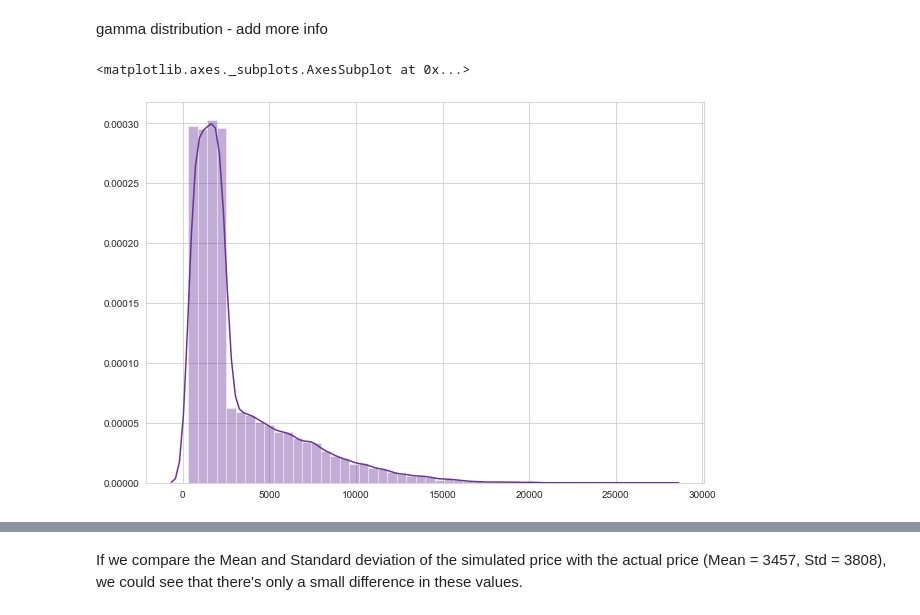
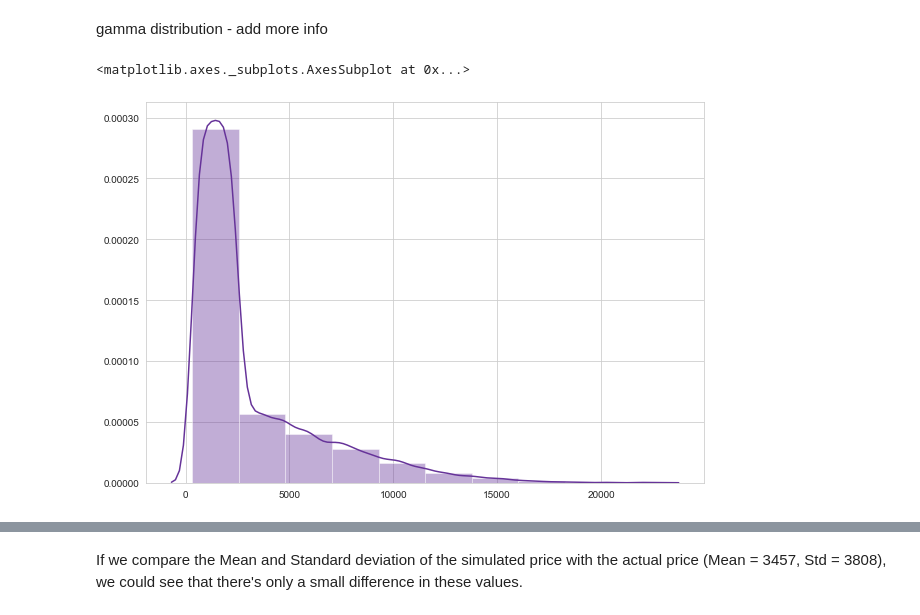
Before and after one commit to JuliaMal/ProgDA_Project2, a Jupyter notebook: Project2.ipynb, the cells around one changed output, grey strips where cells are left out. Drawn from its saved outputs; the diff is of its cells as text; code cells hidden in the pictures.

```diff
--- a/Project2.ipynb
+++ b/Project2.ipynb
@@ -136,10 +176,10 @@ s_price = np.random.gamma(1.2, 100, 20000).astype(np.int)+ np.random.normal(0.0,
 s_price[s_price<326] = np.random.uniform(326, 2500, len(s_price[s_price<326]))
 # %%
 fig = plt.figure(figsize=(10,7))
-sns.distplot((s_price), color="rebeccapurple")
+sns.distplot((s_price), color="rebeccapurple", bins = 10)
 # %% [output]
 <matplotlib.axes._subplots.AxesSubplot at 0x...>
-[figure, old version]
+[figure, new version]
 # %%
 sim_mean_p = np.mean(s_price).astype(np.int)
 sim_std_p = np.std(s_price).astype(np.int)
```
Also changed, not shown: parts of 46 cells of this notebook, 7 other files.
